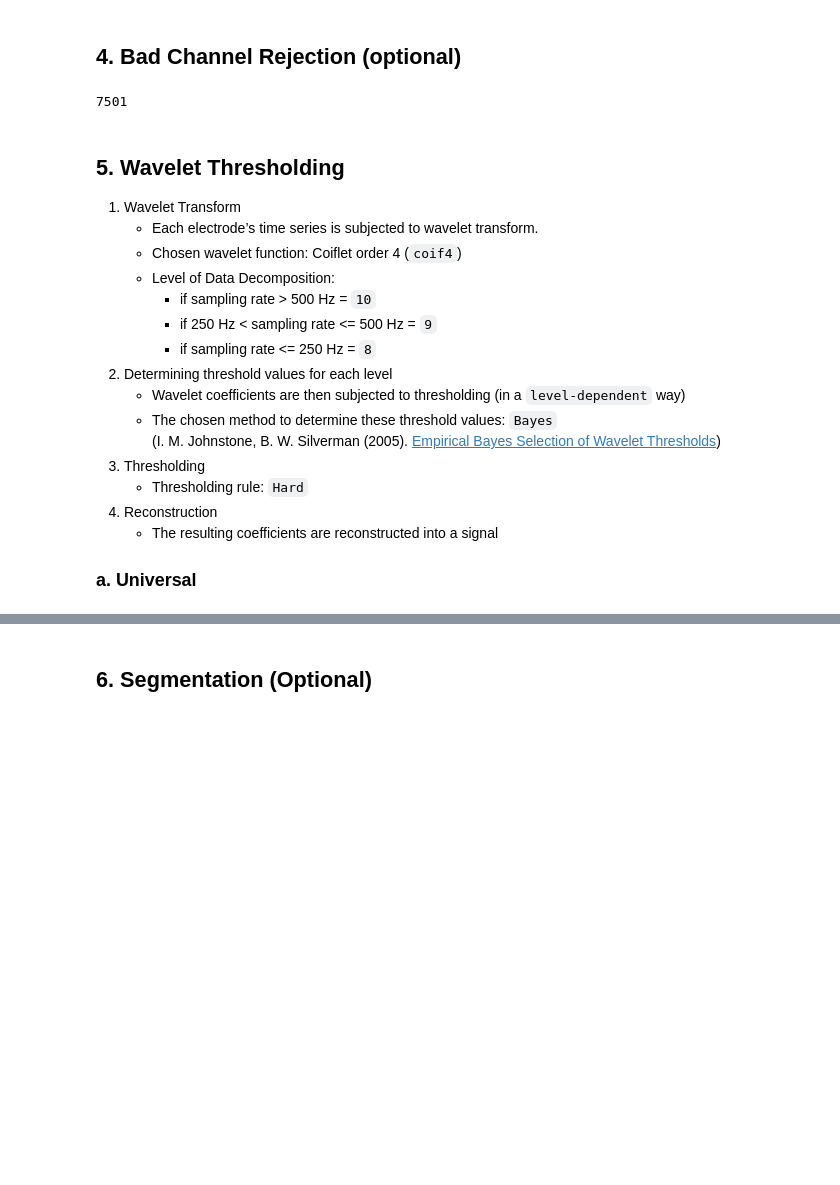
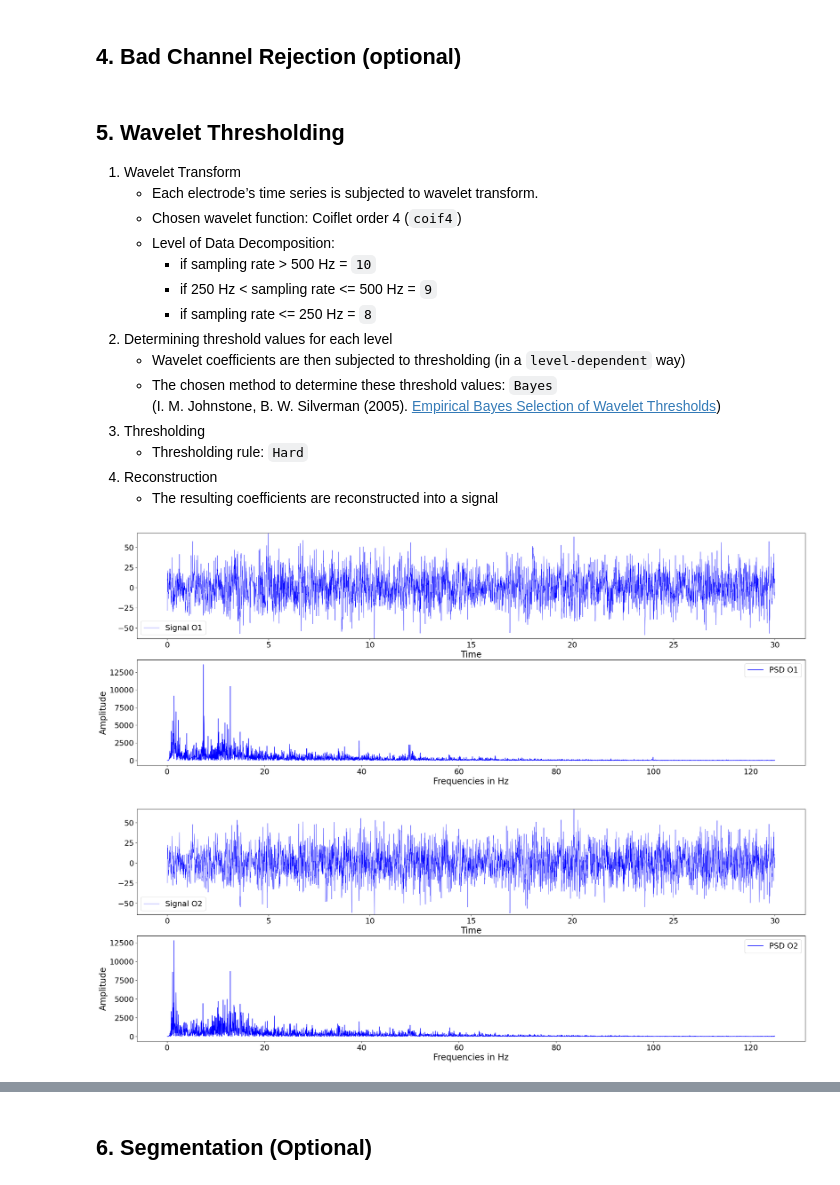
Before and after one commit to Mentalab-hub/explore-happilee, a Jupyter notebook: happilee.ipynb, the cells around one changed output, grey strips where cells are left out. Drawn from its saved outputs; the diff is of its cells as text; code cells hidden in the pictures; blank space fills up the shorter version.

Commit message:
Fixed the wavelet thresholding step

```diff
--- a/happilee.ipynb
+++ b/happilee.ipynb
@@ -124,9 +119,5 @@ Designing a one-pass, zero-phase, non-causal lowpass filter:
 # %% [markdown]
 ## 4. Bad Channel Rejection (optional)
-# %%
-print(ExG_in.shape[1])
-# %% [output]
-7501
 # %% [markdown]
 ## 5. Wavelet Thresholding
 1. Wavelet Transform
@@ -144,5 +135,11 @@ print(ExG_in.shape[1])
     * Thresholding rule: `Hard`
 4. Reconstruction
     * The resulting coefficients are reconstructed into a signal
-
-### a. Universal
+# %%
+from wav_thresholding import wav_thresholding
+
+ExG_wav_thd = wav_thresholding(ExG_ln_rm)
+ExG_wav_thd.plot_ExGdata_psd()
+# %% [output]
+[figure, added]
+[figure, added]
```
Also changed, not shown: parts of 11 cells of this notebook, 2 other files.
